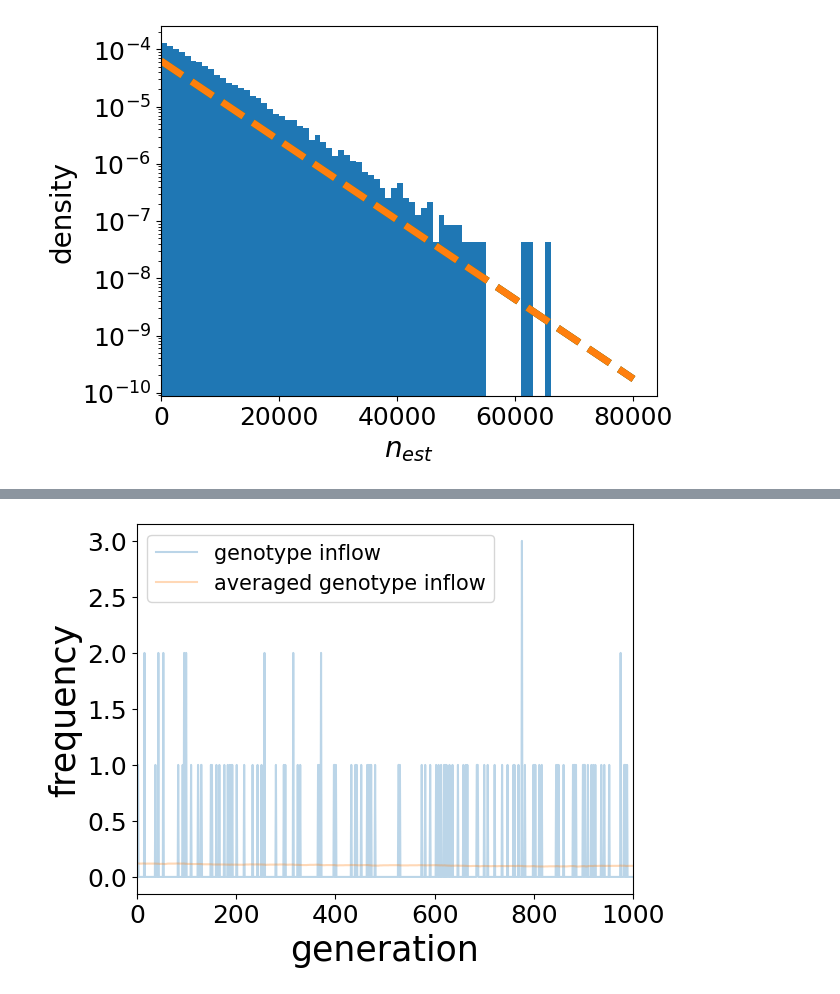
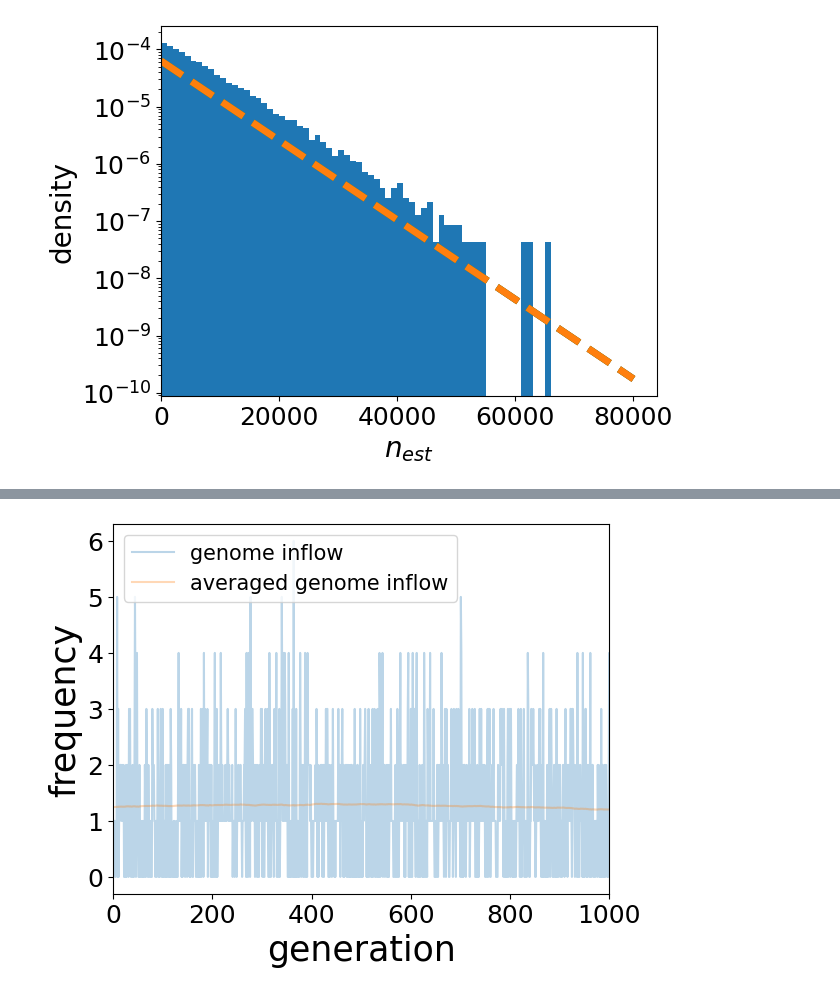
Before and after one commit to Wenping-Cui/GeneTransfer, a Jupyter notebook: ManyPairs_Simulation.ipynb, the cells around one changed output, grey strips where cells are left out. Saved outputs shown, nothing was run; the diff lists cells and outputs as text; code cells hidden in the pictures.

```diff
--- a/ManyPairs_Simulation.ipynb
+++ b/ManyPairs_Simulation.ipynb
@@ -111,7 +111,7 @@ simulation (generic function with 1 method)
 # Simulation
 # %%
 L, N, d = 40, 10^6, 2
-r = 6*10^-5
+r = 10^-3
 T = 10^5
 s = 0.005
 
@@ -376,26 +444,26 @@ plt.show()
 # %%
 t0 = 20000
 t1 = t0+1000
 T = 50000
 i = 1
 g1, g2 = G[i]
 fig,ax = plt.subplots()
 avg_len = 1000
 data = TimeSeries_inflow_phage[t0-avg_len:t1+avg_len,i]
 kernel = OffsetArray(fill(1/(avg_len+1), (avg_len+1)), -avg_len:0)
 v = imfilter(data, kernel)
 
-ax.plot(data, label="genotype inflow", alpha = 0.3)
-ax.plot(v[avg_len:end], label="averaged genotype inflow", alpha = 0.3)
+ax.plot(data, label="genome inflow", alpha = 0.3)
+ax.plot(v[avg_len:end], label="averaged genome inflow", alpha = 0.3)
 #ax.plot(TimeSeries_inflow_phage[t0:t1,i] , label="phage outflow", alpha = 0.3)
 ax.set_ylabel("frequency",fontsize = 25)
 ax.set_xlabel("generation",fontsize = 25)
 ax.legend(loc ="upper left",fontsize = 15)
 ax.set_xlim([0, t1-t0])
 plt.yticks(fontsize=18)
 plt.xticks(fontsize=18)
 #ax.set_ylim(bottom=0)
 plt.savefig("birth_event_freq_"*suffix*".pdf", dpi=150, bbox_inches="tight", transparent=true)
 plt.show()
 # %% [output]
-[figure, old version]
+[figure, new version]
```
Also changed, not shown: parts of 5 cells of this notebook, 3 other files.
